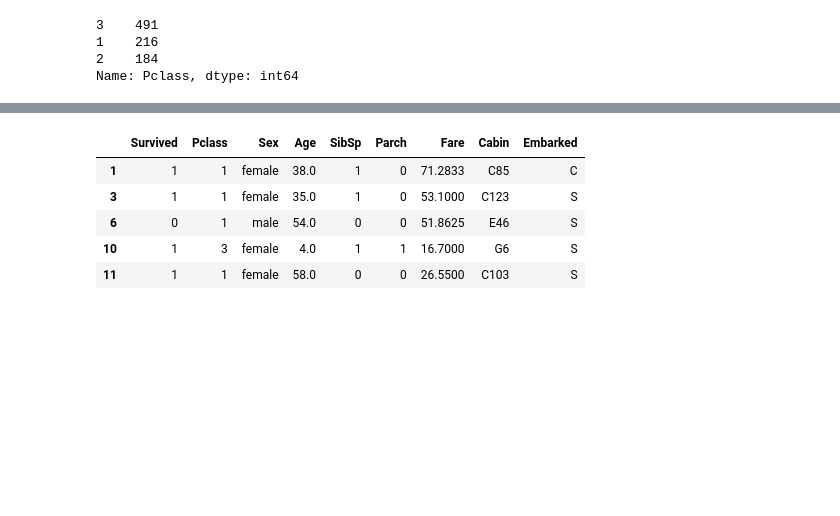
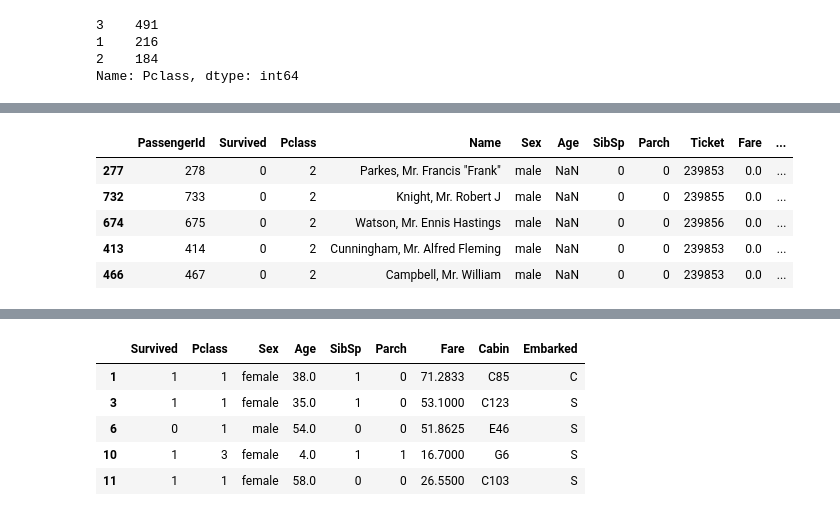
Before and after one commit to SugarfreeTX/kaggle, a Jupyter notebook: titanic.ipynb, the cells around one changed output, grey strips where cells are left out. Cells and saved outputs as stored; diff of their text form; code cells hidden in the pictures; blank space fills up the shorter version.

```diff
--- a/titanic.ipynb
+++ b/titanic.ipynb
@@ -138,0 +168,3 @@ array(['A10', 'A14', 'A16', 'A19', 'A20', 'A23', 'A24', 'A26', 'A31',
+# %%
+fare = train[train['Fare']==0.0]
+fare[fare['Pclass']==3]
@@ -138,0 +185,9 @@ array(['A10', 'A14', 'A16', 'A19', 'A20', 'A23', 'A24', 'A26', 'A31',
+# %%
+fare[fare['Pclass']==2]
+# %% [output]
+|  | PassengerId | Survived | Pclass | Name | Sex | Age | SibSp | Parch | Ticket | Fare | ... |
+| 277 | 278 | 0 | 2 | Parkes, Mr. Francis "Frank" | male | NaN | 0 | 0 | 239853 | 0.0 | ... |
+| 732 | 733 | 0 | 2 | Knight, Mr. Robert J | male | NaN | 0 | 0 | 239855 | 0.0 | ... |
+| 674 | 675 | 0 | 2 | Watson, Mr. Ennis Hastings | male | NaN | 0 | 0 | 239856 | 0.0 | ... |
+| 413 | 414 | 0 | 2 | Cunningham, Mr. Alfred Fleming | male | NaN | 0 | 0 | 239853 | 0.0 | ... |
+| 466 | 467 | 0 | 2 | Campbell, Mr. William | male | NaN | 0 | 0 | 239853 | 0.0 | ... |
```
Also changed, not shown: parts of 74 cells of this notebook.
